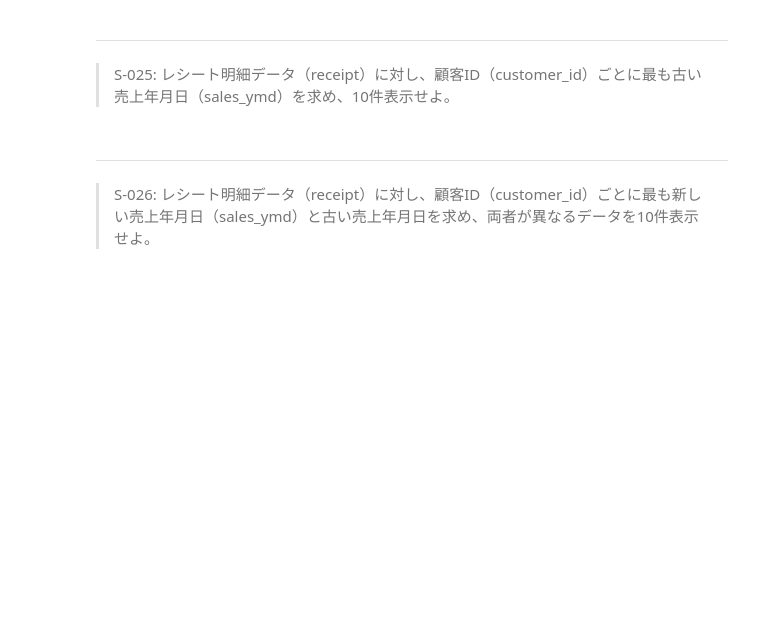
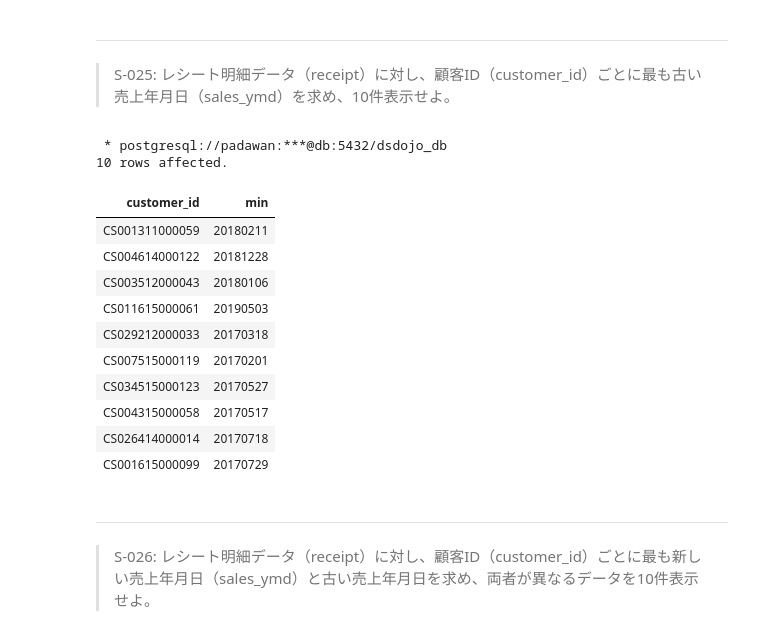
Before and after one commit to technicakidz/100knocks-preprocess, a Jupyter notebook: docker/work/preprocess_knock_SQL.ipynb, the cells around one changed output. Cells and saved outputs as stored; diff of their text form; code cells hidden in the pictures; blank space fills up the shorter version.

```diff
--- a/docker/work/preprocess_knock_SQL.ipynb
+++ b/docker/work/preprocess_knock_SQL.ipynb
@@ -610,3 +610,21 @@ LIMIT 10;]
+# %%
+%%sql
+
+select customer_id, MIN(sales_ymd) from receipt group by customer_id limit 10;
+# %% [output]
+ * postgresql://padawan:***@db:5432/dsdojo_db
+10 rows affected.
+| customer_id | min |
+| CS001311000059 | 20180211 |
+| CS004614000122 | 20181228 |
+| CS003512000043 | 20180106 |
+| CS011615000061 | 20190503 |
+| CS029212000033 | 20170318 |
+| CS007515000119 | 20170201 |
+| CS034515000123 | 20170527 |
+| CS004315000058 | 20170517 |
+| CS026414000014 | 20170718 |
+| CS001615000099 | 20170729 |
 # %% [markdown]
 ---
 > S-026: レシート明細データ（receipt）に対し、顧客ID（customer_id）ごとに最も新しい売上年月日（sales_ymd）と古い売上年月日を求め、両者が異なるデータを10件表示せよ。
```
Also changed, not shown: parts of 8 cells of this notebook.
